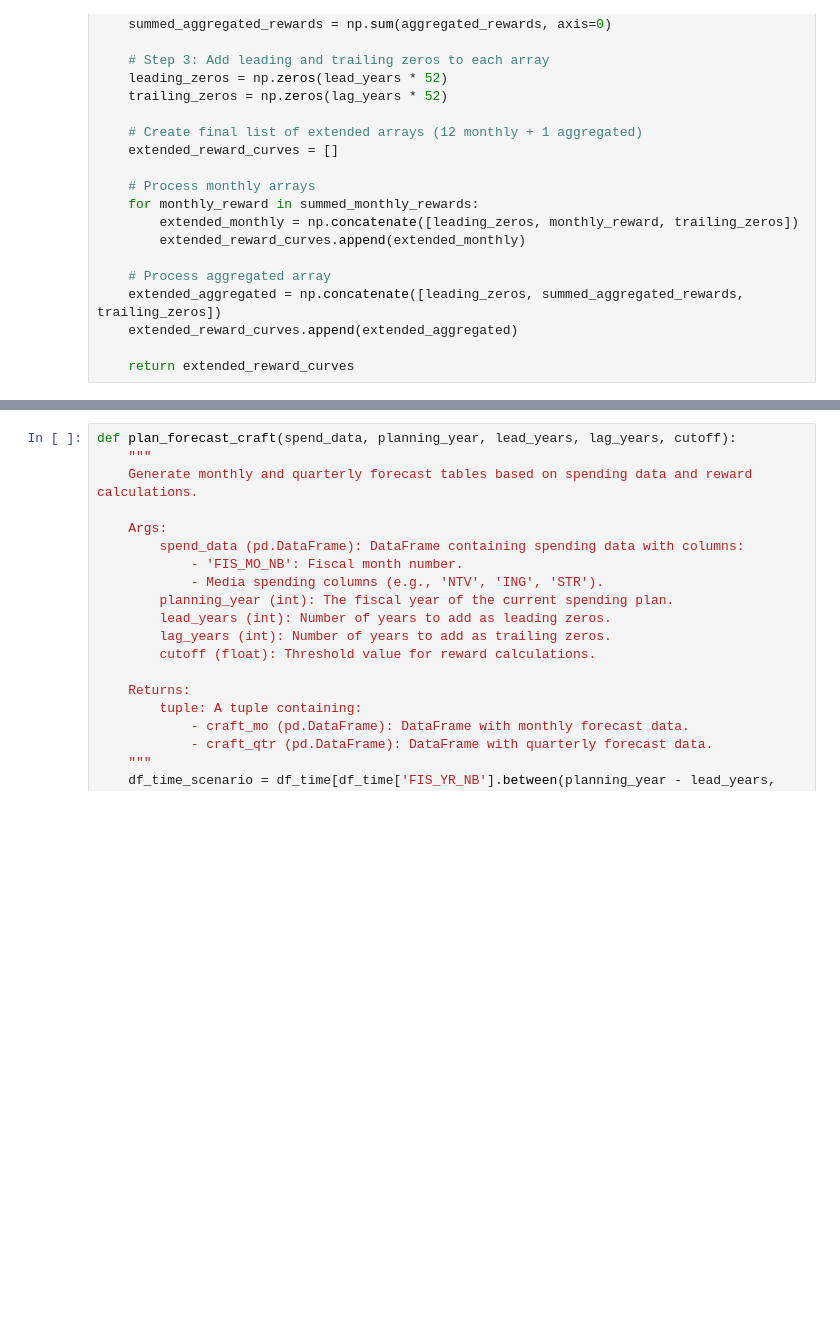
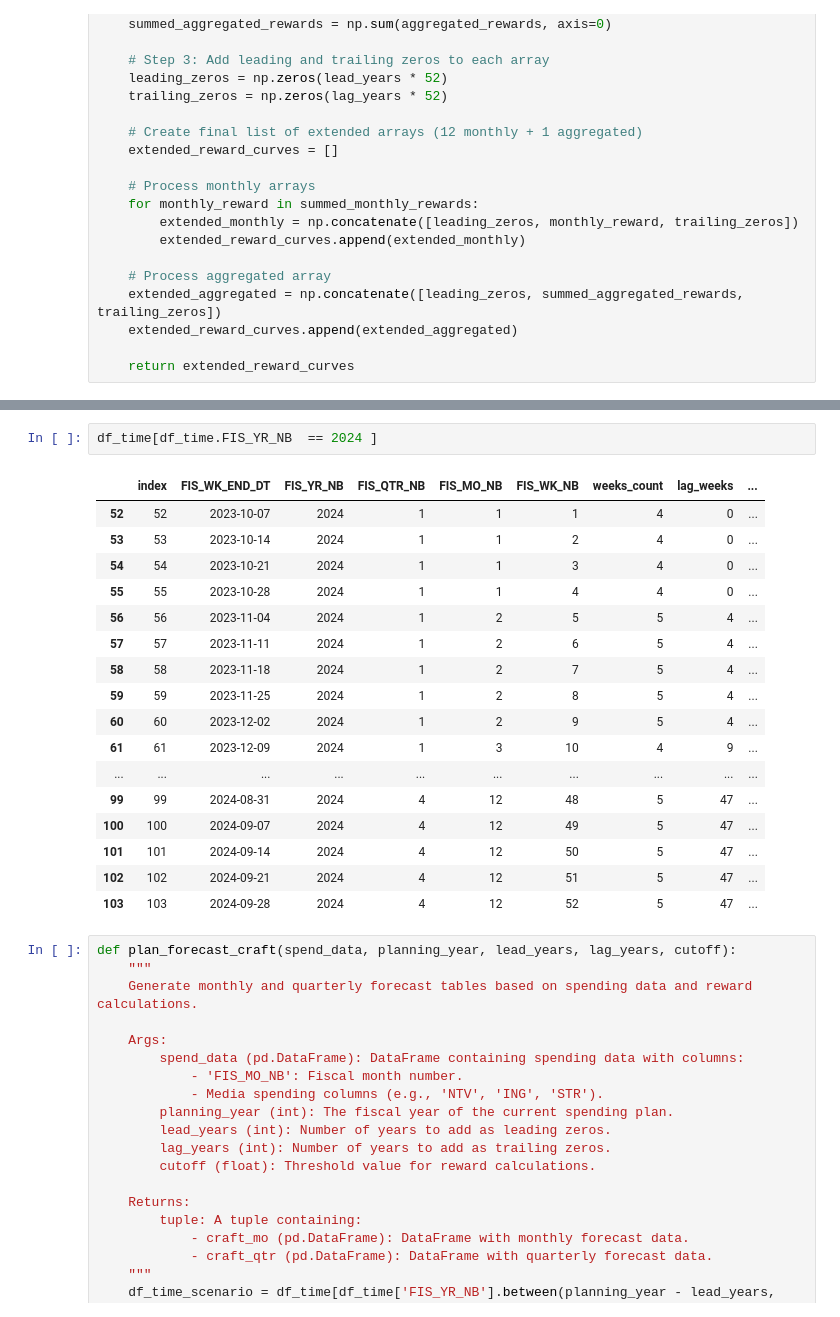
Before and after one commit to DONGZ027/craft001_SOUL, a Jupyter notebook: lab.ipynb, the cells around one changed output, grey strips where cells are left out. Saved outputs shown, nothing was run; the diff lists cells and outputs as text; blank space fills up the shorter version.

```diff
--- a/lab.ipynb
+++ b/lab.ipynb
@@ -330,3 +332,23 @@ def compute_plan_reward(spend_data, planning_year, lead_years, lag_years, thresh
+# %%
+df_time[df_time.FIS_YR_NB  == 2024 ]
+# %% [output]
+|  | index | FIS_WK_END_DT | FIS_YR_NB | FIS_QTR_NB | FIS_MO_NB | FIS_WK_NB | weeks_count | lag_weeks | ... |
+| 52 | 52 | 2023-10-07 | 2024 | 1 | 1 | 1 | 4 | 0 | ... |
+| 53 | 53 | 2023-10-14 | 2024 | 1 | 1 | 2 | 4 | 0 | ... |
+| 54 | 54 | 2023-10-21 | 2024 | 1 | 1 | 3 | 4 | 0 | ... |
+| 55 | 55 | 2023-10-28 | 2024 | 1 | 1 | 4 | 4 | 0 | ... |
+| 56 | 56 | 2023-11-04 | 2024 | 1 | 2 | 5 | 5 | 4 | ... |
+| 57 | 57 | 2023-11-11 | 2024 | 1 | 2 | 6 | 5 | 4 | ... |
+| 58 | 58 | 2023-11-18 | 2024 | 1 | 2 | 7 | 5 | 4 | ... |
+| 59 | 59 | 2023-11-25 | 2024 | 1 | 2 | 8 | 5 | 4 | ... |
+| 60 | 60 | 2023-12-02 | 2024 | 1 | 2 | 9 | 5 | 4 | ... |
+| 61 | 61 | 2023-12-09 | 2024 | 1 | 3 | 10 | 4 | 9 | ... |
+| ... | ... | ... | ... | ... | ... | ... | ... | ... | ... |
+| 99 | 99 | 2024-08-31 | 2024 | 4 | 12 | 48 | 5 | 47 | ... |
+| 100 | 100 | 2024-09-07 | 2024 | 4 | 12 | 49 | 5 | 47 | ... |
+| 101 | 101 | 2024-09-14 | 2024 | 4 | 12 | 50 | 5 | 47 | ... |
+| 102 | 102 | 2024-09-21 | 2024 | 4 | 12 | 51 | 5 | 47 | ... |
+| 103 | 103 | 2024-09-28 | 2024 | 4 | 12 | 52 | 5 | 47 | ... |
 # %%
 def plan_forecast_craft(spend_data, planning_year, lead_years, lag_years, cutoff):
     """
```
Also changed, not shown: parts of 14 cells of this notebook, 14 other files.
